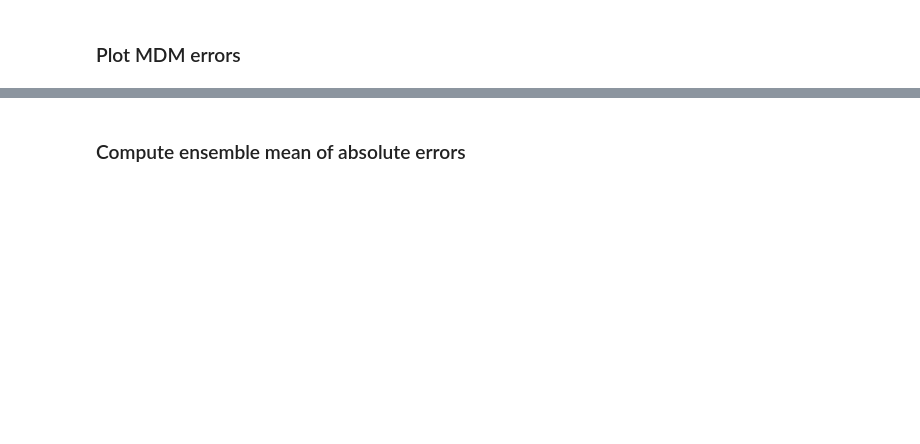
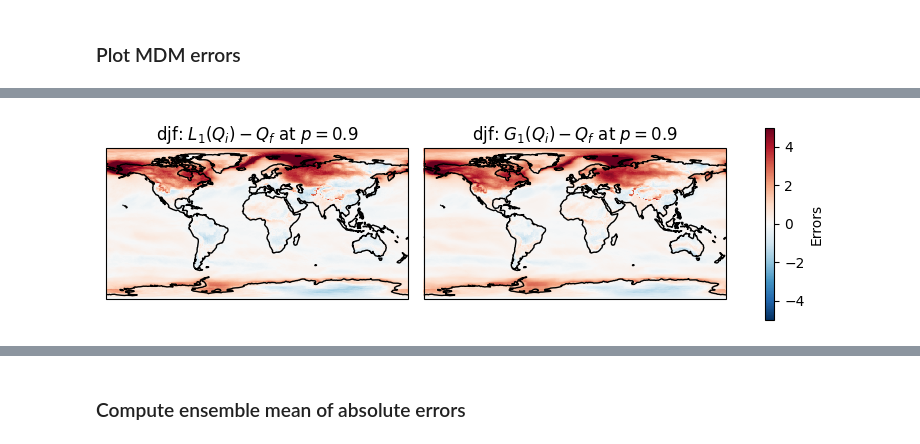
Before and after one commit to hrhampapura/moment_delta_mapping, a Jupyter notebook: notebooks/ncar_casper/04_seasonal_errors.ipynb, the cells around one changed output, grey strips where cells are left out. Drawn from its saved outputs; the diff is of its cells as text; code cells hidden in the pictures; blank space fills up the shorter version.

```diff
--- a/notebooks/ncar_casper/04_seasonal_errors.ipynb
+++ b/notebooks/ncar_casper/04_seasonal_errors.ipynb
@@ -373,23 +545,25 @@ plt.show()
 # %%
 %%time
 # Creating a figure and axes
 fig, axs = plt.subplots(nrows=1, ncols=2, figsize=(10,5), subplot_kw={'projection': cart.crs.PlateCarree()}\
                        , gridspec_kw = {'wspace':0.05, 'hspace':0.2})
 
 # Plotting qgmsc_err
-qshift_err_season.sel(quantile=0.9,method='nearest').sel(member=member).mean('dayofyear').plot(ax=axs[0], transform=cart.crs.PlateCarree(),\
+qshift_err_season.sel(quantile=0.9,method='nearest').isel(member_id=member).mean('dayofyear').plot(ax=axs[0], transform=cart.crs.PlateCarree(),\
                                                     add_colorbar=False, cmap=cmap, norm=norm)
 axs[0].coastlines(color="black")
 axs[0].set_title(season+': $L_1(Q_i) - Q_f$ at $p=0.9$')
 
 # Plotting da2
-im = qgaussmo_err_season.sel(quantile=0.9,method='nearest').sel(member=member).mean('dayofyear').plot(ax=axs[1], transform=cart.crs.PlateCarree(),\
+im = qgaussmo_err_season.sel(quantile=0.9,method='nearest').isel(member_id=member).mean('dayofyear').plot(ax=axs[1], transform=cart.crs.PlateCarree(),\
                                                           add_colorbar=False, cmap=cmap, norm=norm)
 axs[1].coastlines(color="black")
 axs[1].set_title(season+r': $G_1(Q_i) - Q_f$ at $p=0.9$')
 
 # Adding colorbar
 cbar = plt.colorbar(im, ax=axs.ravel().tolist(), shrink=0.5, orientation='vertical')
 cbar.set_label('Errors')
 
 plt.show()
+# %% [output]
+[figure, added]
```
Also changed, not shown: parts of 36 cells of this notebook.
